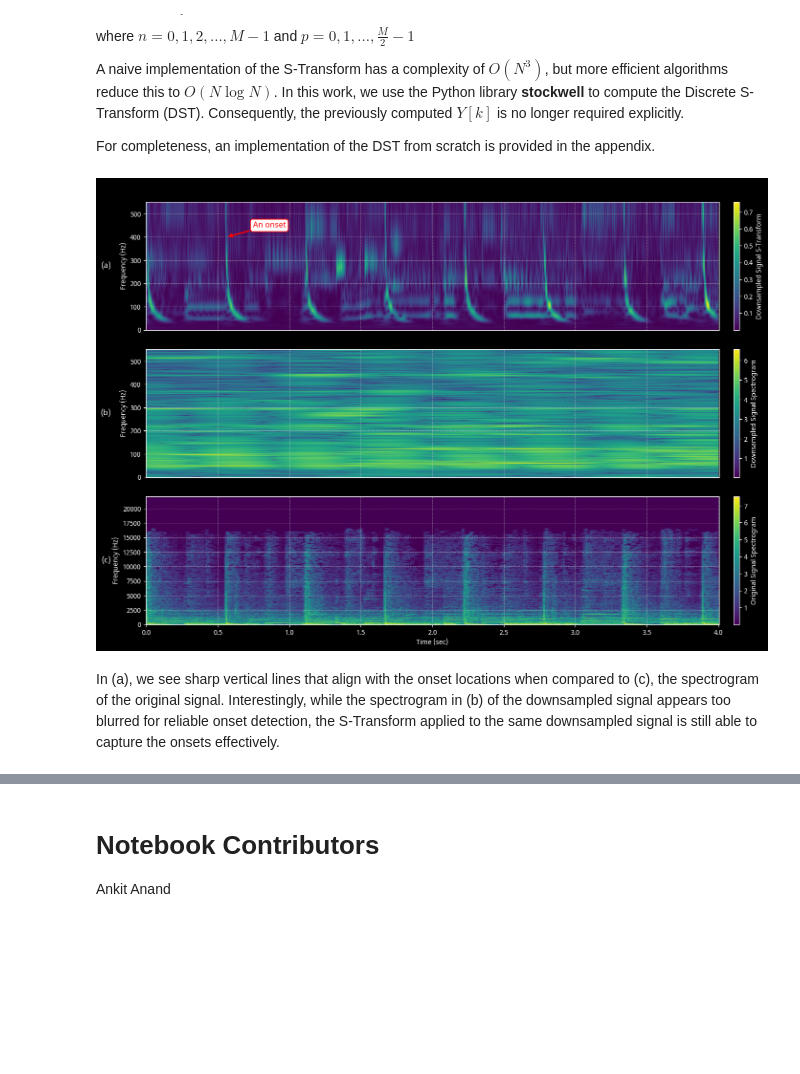
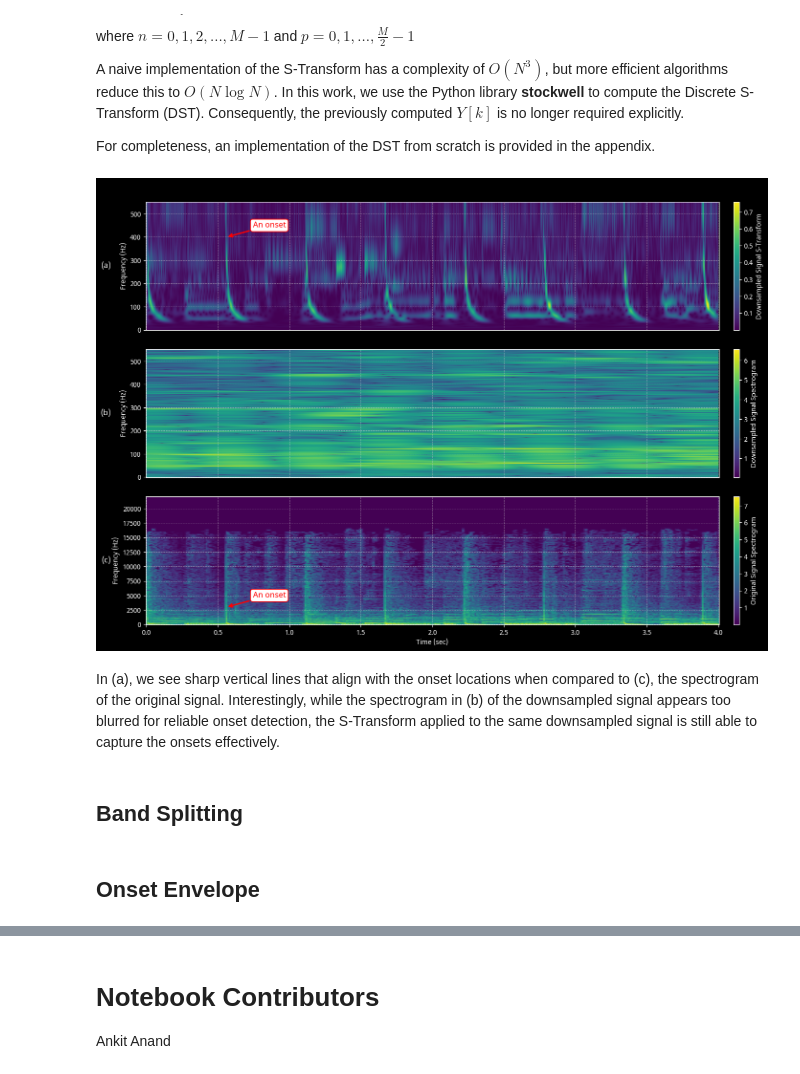
Before and after one commit to meluron-codecafe/devquest, a Jupyter notebook: notebooks/ONSET-_[2017]_On_Musical_Onset_Detection_via_the_S-Transform.ipynb, the cells around one changed output, grey strips where cells are left out. Cells and saved outputs as stored; diff of their text form; code cells hidden in the pictures; blank space fills up the shorter version.

```diff
--- a/notebooks/ONSET-_[2017]_On_Musical_Onset_Detection_via_the_S-Transform.ipynb
+++ b/notebooks/ONSET-_[2017]_On_Musical_Onset_Detection_via_the_S-Transform.ipynb
@@ -142,19 +142,22 @@ For completeness, an implementation of the DST from scratch is provided in the a
 # %%
 from stockwell import st
 
 F = st.st(y, lo=0, hi=int(y.size/2)) # shape = (y.size / 2, y.size): S-Transform using the library
 S = np.abs(F)
 S_ts = np.arange(F.shape[1]) / sr
 S_fs = np.linspace(0, sr / 2, F.shape[0])
 
 # Visualization
 fig = ms.fig("mmm", abc=True)
 fig.add_matrix(np.abs(S), S_fs, S_ts, o="lower", label="Downsampled Signal S-Transform", ylabel="Frequency (Hz)")
 fig.add_arrows((0.56, 400), "An onset", text_offset=(0.3, 50))
 fig.add_matrix(*spectrogram(y, sr, 1024, 160 // D, 10), o="lower", label="Downsampled Signal Spectrogram", ylabel="Frequency (Hz)")
 fig.add_matrix(*spectrogram(x, SR, 1024, 441, 10), o="lower", label="Original Signal Spectrogram", ylabel="Frequency (Hz)") # Plotting the spectrogram of original audio signal for analysis
+fig.add_arrows((0.56, 3000), "An onset", text_offset=(0.3, 2000))
 fig.add_xlabel("Time (sec)")
 # %% [output]
-[figure, old version]
+[figure, new version]
 # %% [markdown]
 In (a), we see sharp vertical lines that align with the onset locations when compared to (c), the spectrogram of the original signal. Interestingly, while the spectrogram in (b) of the downsampled signal appears too blurred for reliable onset detection, the S-Transform applied to the same downsampled signal is still able to capture the onsets effectively.
+# %% [markdown]
+## Band Splitting
@@ -160,0 +169,2 @@ In (a), we see sharp vertical lines that align with the onset locations when com
+# %% [markdown]
+## Onset Envelope
```
Also changed, not shown: parts of 6 cells of this notebook, 1 other file.
